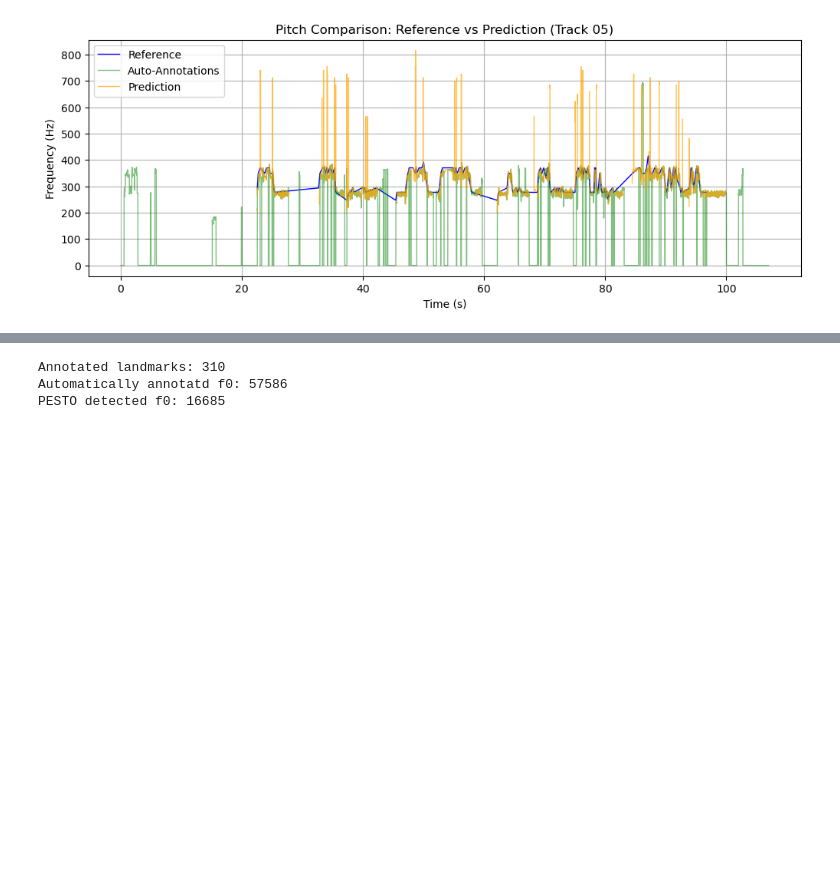
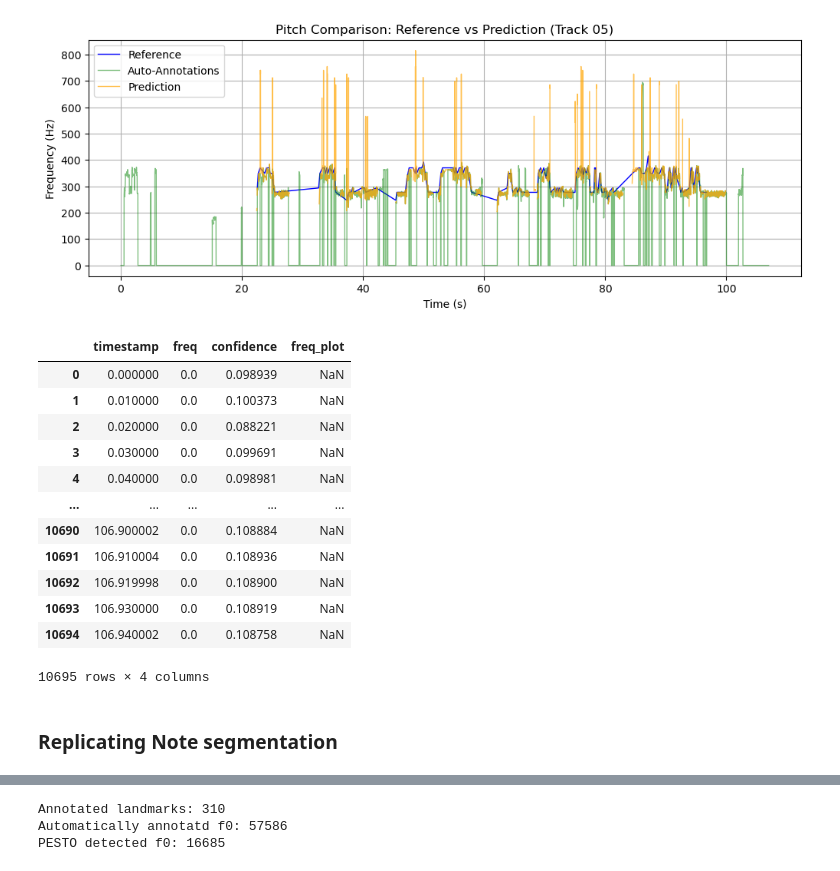
Before and after one commit to martiinsssssss/flamenco-mir, a Jupyter notebook: f0est/tests.ipynb, the cells around one changed output, grey strips where cells are left out. Drawn from its saved outputs; the diff is of its cells as text; code cells hidden in the pictures; blank space fills up the shorter version.

```diff
--- a/f0est/tests.ipynb
+++ b/f0est/tests.ipynb
@@ -61,7 +64,7 @@ auto_annotations_05 = pd.read_csv(paired_data['05']['autogt'], names = ['timesta
 auto_annotations_05["freq"] = auto_annotations_05["freq"].clip(lower=0)
 
 predicted_05 = pd.DataFrame(data={
-    'timestamp':paired_data['05']['PESTO']['timesteps']*STEP_SIZE/10,
+    'timestamp':paired_data['05']['PESTO']['timesteps']/1000,
     'freq': paired_data['05']['PESTO']['pitch'],
     'confidence':paired_data['05']['PESTO']['confidence']
 })
@@ -106,3 +118,19 @@ plt.grid(True)
 plt.show()
 # %% [output]
 [figure]
+# %%
+predicted_05
+# %% [output]
+|  | timestamp | freq | confidence | freq_plot |
+| 0 | 0.000000 | 0.0 | 0.098939 | NaN |
+| 1 | 0.010000 | 0.0 | 0.100373 | NaN |
+| 2 | 0.020000 | 0.0 | 0.088221 | NaN |
+| 3 | 0.030000 | 0.0 | 0.099691 | NaN |
+| 4 | 0.040000 | 0.0 | 0.098981 | NaN |
+| ... | ... | ... | ... | ... |
+| 10690 | 106.900002 | 0.0 | 0.108884 | NaN |
+| 10691 | 106.910004 | 0.0 | 0.108936 | NaN |
+| 10692 | 106.919998 | 0.0 | 0.108900 | NaN |
+| 10693 | 106.930000 | 0.0 | 0.108919 | NaN |
+| 10694 | 106.940002 | 0.0 | 0.108758 | NaN |
+10695 rows × 4 columns
@@ -108,0 +184,2 @@ plt.show()
+# %% [markdown]
+### Replicating Note segmentation
```
Also changed, not shown: parts of 17 cells of this notebook.
